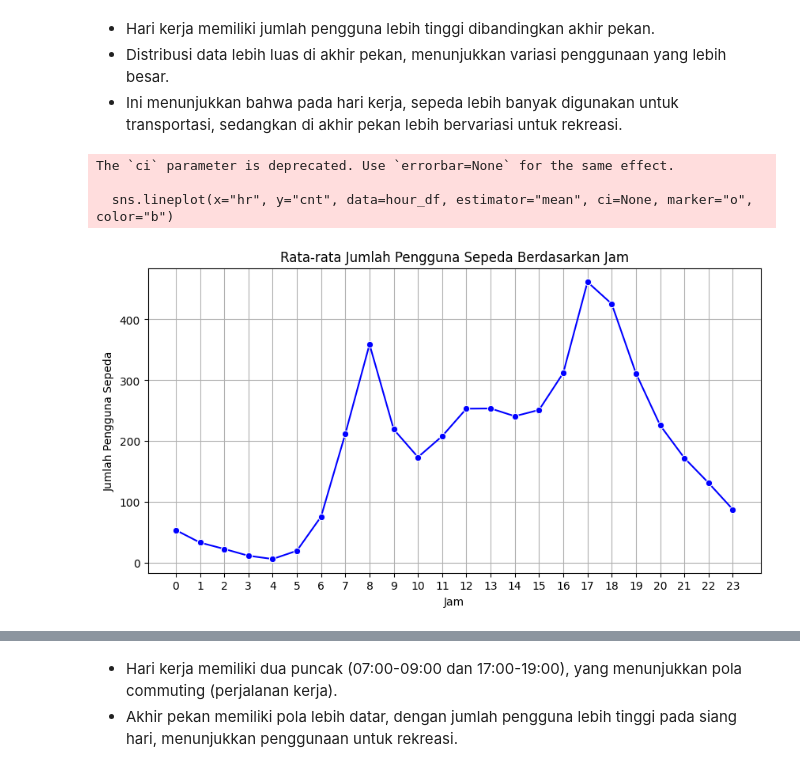
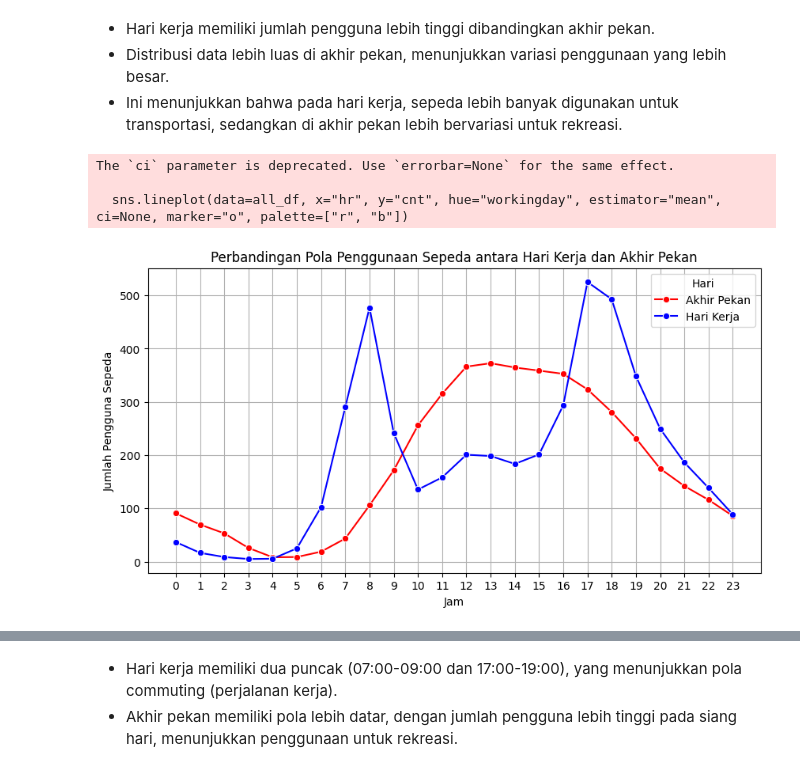
Before and after one commit to suryaagus9/Proyek-Analisis-Data, a Jupyter notebook: notebook.ipynb, the cells around one changed output, grey strips where cells are left out. Cells and saved outputs as stored; diff of their text form; code cells hidden in the pictures.

```diff
--- a/notebook.ipynb
+++ b/notebook.ipynb
@@ -271,0 +274,4 @@ None
+# %%
+# Menggabungkan dataset yang telah dicleaning
+all_df=pd.merge(hour_df, day_df, on="dteday", how="inner")
+all_df.head()
@@ -271,0 +320,11 @@ None
+# %%
+# Hapus kolom duplikat yang tidak diperlukan
+all_df = all_df.drop(columns=['instant_y', 'season_y', 'yr_y', 'mnth_y', 'holiday_y',
+                              'weekday_y', 'workingday_y', 'weathersit_y', 'temp_y',
+                              'atemp_y', 'hum_y', 'windspeed_y', 'casual_y',
+                              'registered_y', 'cnt_y'])
+# Rename kolom _x agar lebih bersih
+all_df = all_df.rename(columns=lambda x: x.replace('_x', ''))
+
+all_df["weathersit"] = all_df["weathersit"].astype(int)
+all_df = all_df[all_df["weathersit"] <= 3]
@@ -475,17 +537,18 @@ Passing `palette` without assigning `hue` is deprecated and will be removed in v
 - Distribusi data lebih luas di akhir pekan, menunjukkan variasi penggunaan yang lebih besar.
 - Ini menunjukkan bahwa pada hari kerja, sepeda lebih banyak digunakan untuk transportasi, sedangkan di akhir pekan lebih bervariasi untuk rekreasi.
 # %%
-# Pola Penggunaan Sepeda Berdasarkan Jam
+# Perbandingan Pola Penggunaan Sepeda antara Hari Kerja dan Akhir Pekan
 plt.figure(figsize=(10, 5))
-sns.lineplot(x="hr", y="cnt", data=hour_df, estimator="mean", ci=None, marker="o", color="b")
-plt.title("Rata-rata Jumlah Pengguna Sepeda Berdasarkan Jam")
+sns.lineplot(data=all_df, x="hr", y="cnt", hue="workingday", estimator="mean", ci=None, marker="o", palette=["r", "b"])
+plt.title("Perbandingan Pola Penggunaan Sepeda antara Hari Kerja dan Akhir Pekan")
 plt.xlabel("Jam")
 plt.ylabel("Jumlah Pengguna Sepeda")
 plt.xticks(range(0, 24))
+plt.legend(title="Hari", labels=["Akhir Pekan", "Hari Kerja"])
 plt.grid(True)
 plt.show()
 # %% [output]
 The `ci` parameter is deprecated. Use `errorbar=None` for the same effect.
 
-  sns.lineplot(x="hr", y="cnt", data=hour_df, estimator="mean", ci=None, marker="o", color="b")
+  sns.lineplot(data=all_df, x="hr", y="cnt", hue="workingday", estimator="mean", ci=None, marker="o", palette=["r", "b"])
-[figure, old version]
+[figure, new version]
```
Also changed, not shown: parts of 42 cells of this notebook, 2 other files.
